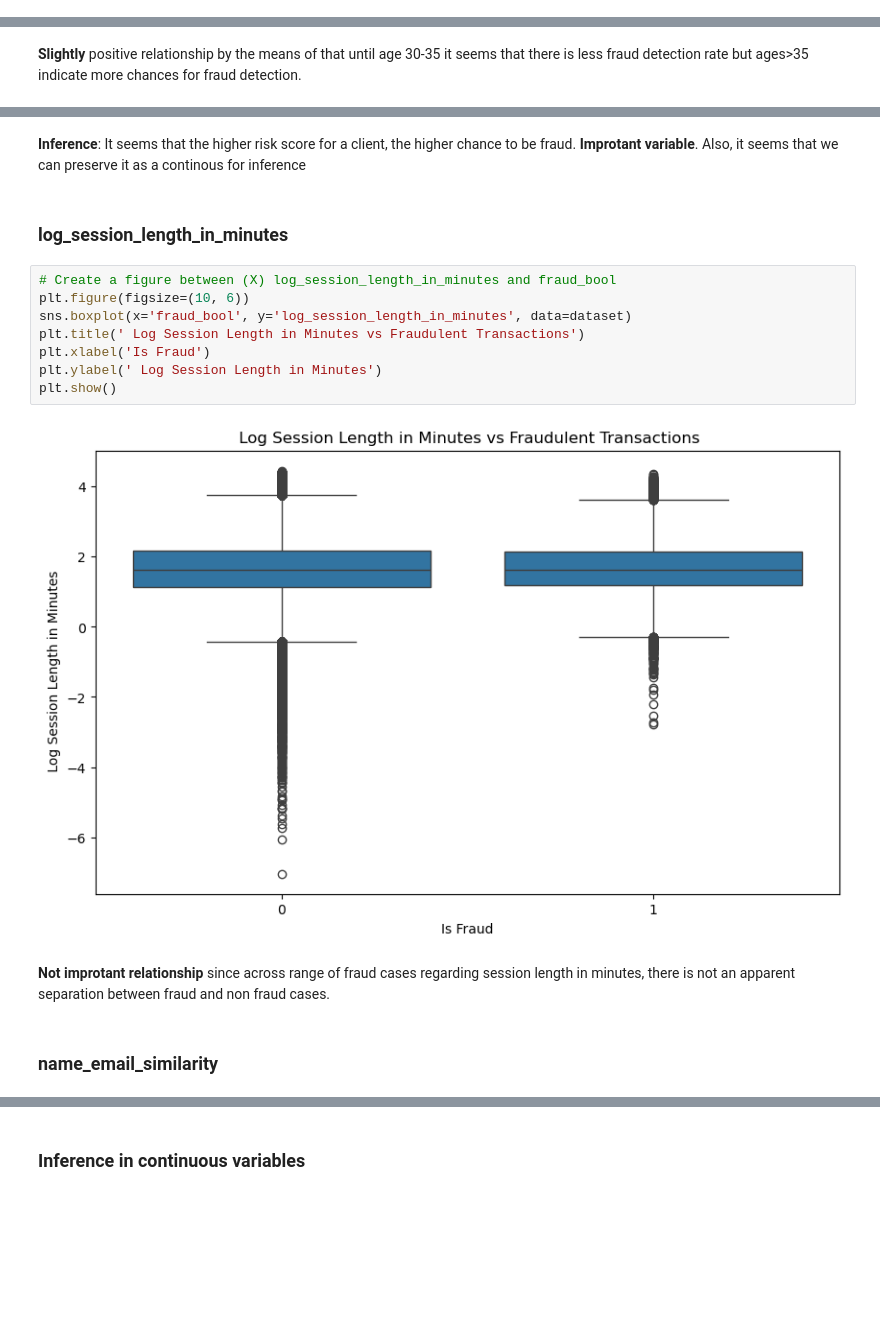
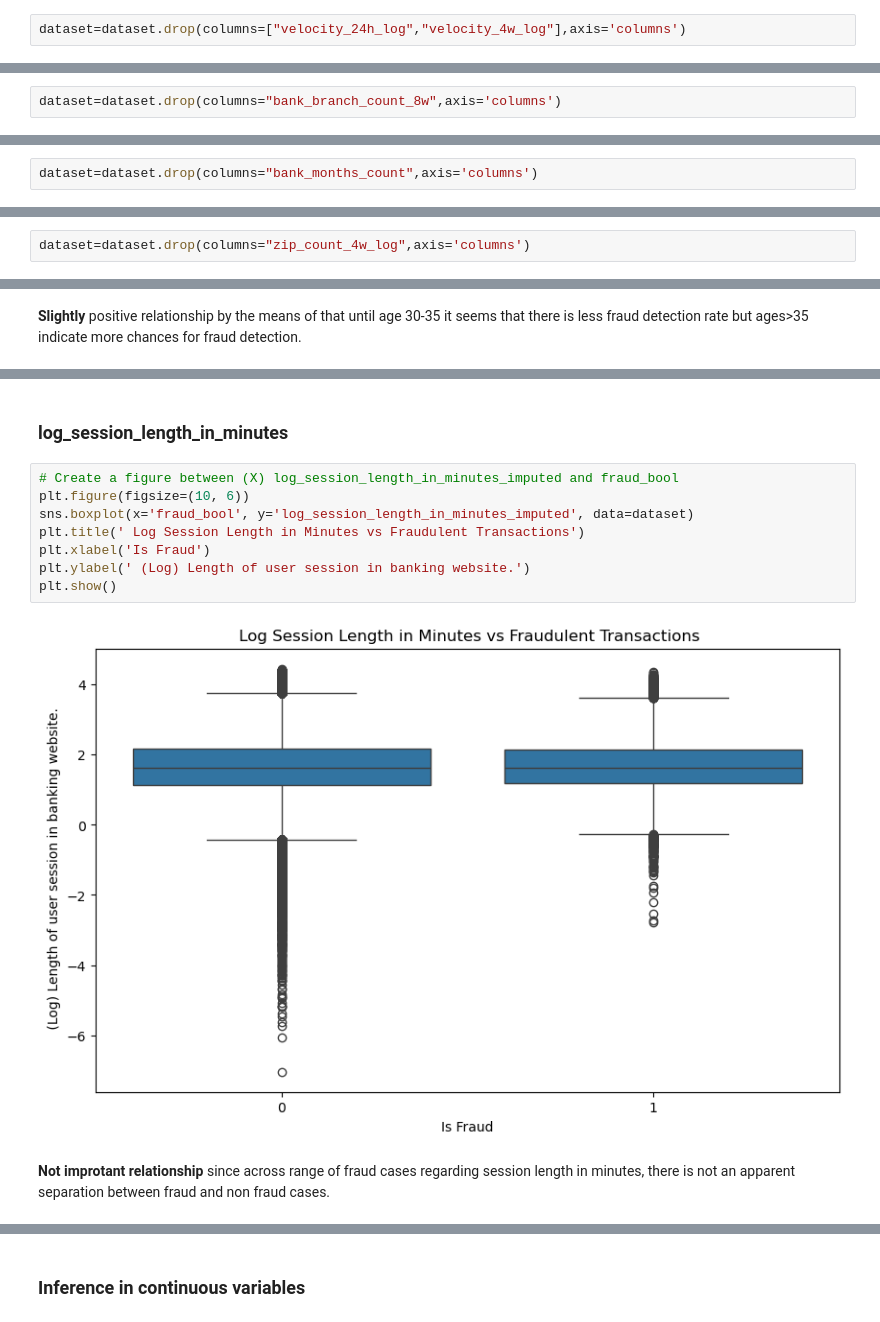
Before and after one commit to Vasilis-Palaskas/fraud-detection-BAF-Dataset-Suite-, a Jupyter notebook: 01-intro/02-exploratory-analysis-vp.ipynb, the cells around one changed output, grey strips where cells are left out. Cells and saved outputs as stored; diff of their text form; blank space fills up the shorter version.

```diff
--- a/01-intro/02-exploratory-analysis-vp.ipynb
+++ b/01-intro/02-exploratory-analysis-vp.ipynb
@@ -153,0 +125,2 @@ plt.show()
+# %%
+dataset=dataset.drop(columns=["velocity_24h_log","velocity_4w_log"],axis='columns')
@@ -153,0 +143,2 @@ plt.show()
+# %%
+dataset=dataset.drop(columns="bank_branch_count_8w",axis='columns')
@@ -153,0 +187,2 @@ plt.show()
+# %%
+dataset=dataset.drop(columns="bank_months_count",axis='columns')
@@ -154,3 +203,5 @@ plt.show()
+# %%
+dataset=dataset.drop(columns="zip_count_4w_log",axis='columns')
 # %% [markdown]
 ### customer age
 # %%
@@ -254,18 +219,14 @@ plt.show()
-# %% [markdown]
-**Inference**: It seems that the higher risk score for a client, the higher chance to be fraud. **Improtant variable**. Also, it seems that we can preserve it as a continous for inference
 # %% [markdown]
 ### log_session_length_in_minutes
 # %%
-# Create a figure between (X) log_session_length_in_minutes and fraud_bool
+# Create a figure between (X) log_session_length_in_minutes_imputed and fraud_bool
 plt.figure(figsize=(10, 6))
-sns.boxplot(x='fraud_bool', y='log_session_length_in_minutes', data=dataset)
+sns.boxplot(x='fraud_bool', y='log_session_length_in_minutes_imputed', data=dataset)
 plt.title(' Log Session Length in Minutes vs Fraudulent Transactions')
 plt.xlabel('Is Fraud')
-plt.ylabel(' Log Session Length in Minutes')
+plt.ylabel(' (Log) Length of user session in banking website.')
 plt.show()
 # %% [output]
-[figure, old version]
+[figure, new version]
 # %% [markdown]
 **Not improtant relationship** since across range of fraud cases regarding session length in minutes, there is not an apparent separation between fraud and non fraud cases.
-# %% [markdown]
-### name_email_similarity
```
Also changed, not shown: parts of 145 cells of this notebook, 2 other files.
